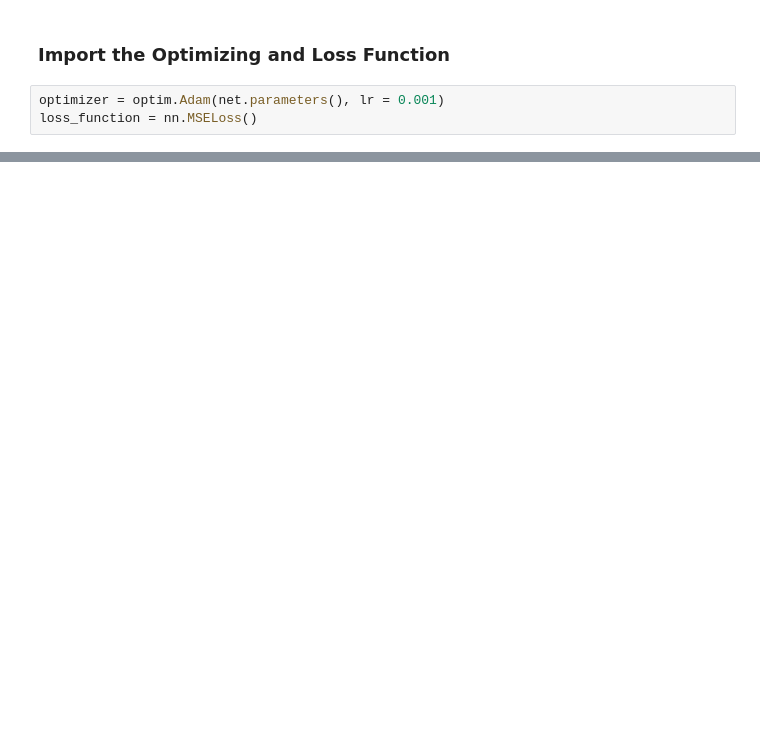
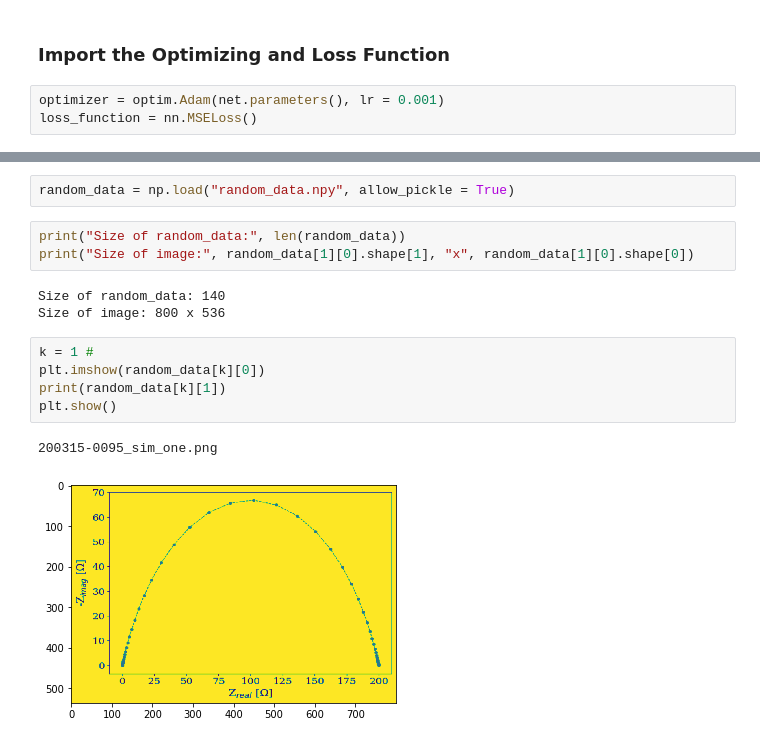
Before and after one commit to EISy-as-Py/eisy, a Jupyter notebook: EISy_as_Py/CNN_Model/PyTorch/EIS_neural_network.ipynb, the cells around one changed output, grey strips where cells are left out. Cells and saved outputs as stored; diff of their text form; blank space fills up the shorter version.

```diff
--- a/EISy_as_Py/CNN_Model/PyTorch/EIS_neural_network.ipynb
+++ b/EISy_as_Py/CNN_Model/PyTorch/EIS_neural_network.ipynb
@@ -199,0 +246,16 @@ Accuracy: 0.941
+# %%
+random_data = np.load("random_data.npy", allow_pickle = True)
+# %%
+print("Size of random_data:", len(random_data))
+print("Size of image:", random_data[1][0].shape[1], "x", random_data[1][0].shape[0])
+# %% [output]
+Size of random_data: 140
+Size of image: 800 x 536
+# %%
+k = 1 #
+plt.imshow(random_data[k][0])
+print(random_data[k][1])
+plt.show()
+# %% [output]
+200315-0095_sim_one.png
+[figure, added]
```
Also changed, not shown: parts of 25 cells of this notebook.
